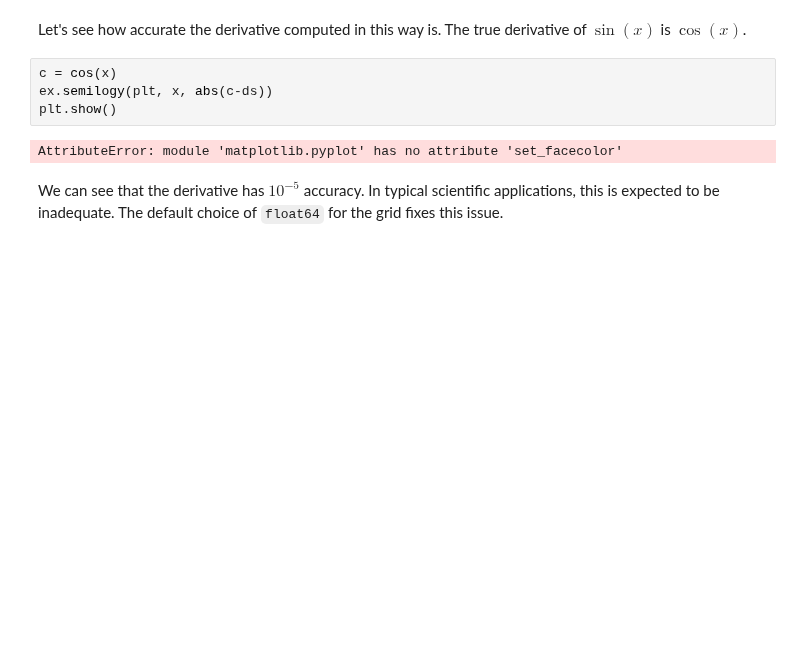
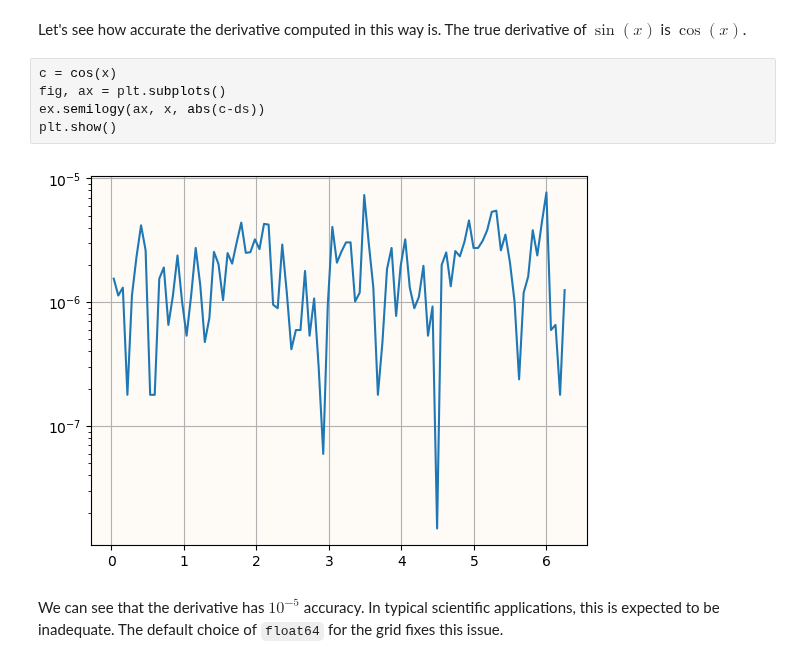
Before and after one commit to brownadder/expsolve, a Jupyter notebook: examples/tutorials/01_tensorgrid/02_differential_operators.ipynb, the cells around one changed output. Drawn from its saved outputs; the diff is of its cells as text; blank space fills up the shorter version.

```diff
--- a/examples/tutorials/01_tensorgrid/02_differential_operators.ipynb
+++ b/examples/tutorials/01_tensorgrid/02_differential_operators.ipynb
@@ -89,10 +89,11 @@ torch.float32
 Let's see how accurate the derivative computed in this way is. The true derivative of $\sin(x)$ is $\cos(x)$.
 # %%
 c = cos(x)
-ex.semilogy(plt, x, abs(c-ds))
+fig, ax = plt.subplots()
+ex.semilogy(ax, x, abs(c-ds))
 plt.show()
 # %% [output]
-AttributeError: module 'matplotlib.pyplot' has no attribute 'set_facecolor'
+[figure, added]
 # %% [markdown]
 We can see that the derivative has $10^{-5}$ accuracy. In typical scientific applications, this is expected to be inadequate. The default choice of `float64` for the grid fixes this issue.
 # %%
```
Also changed, not shown: parts of 7 cells of this notebook.
